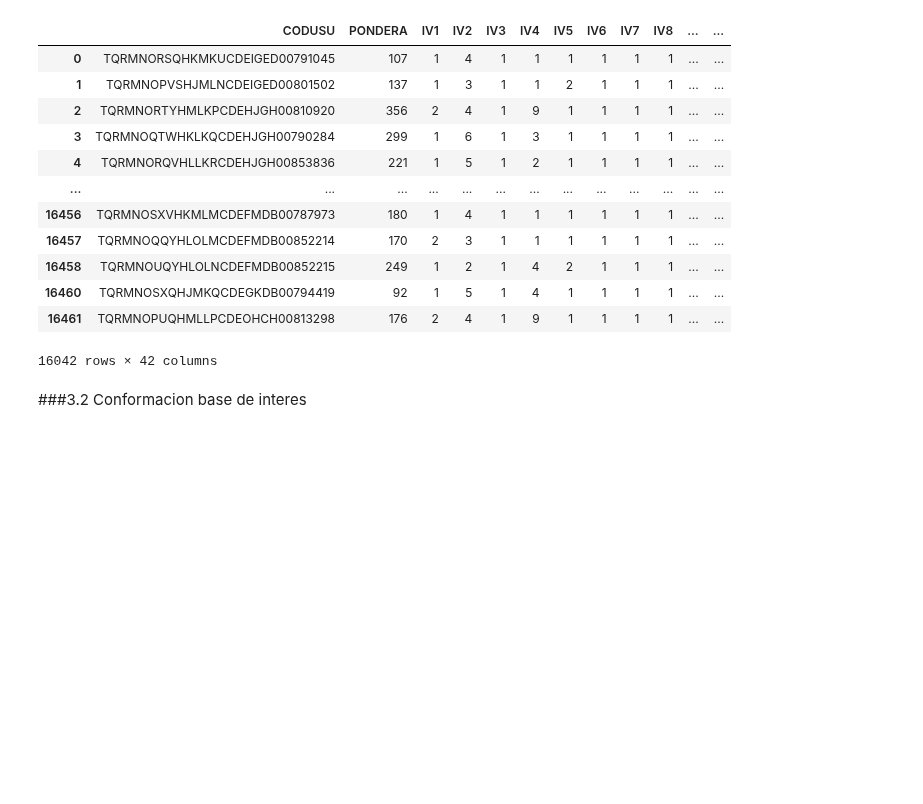
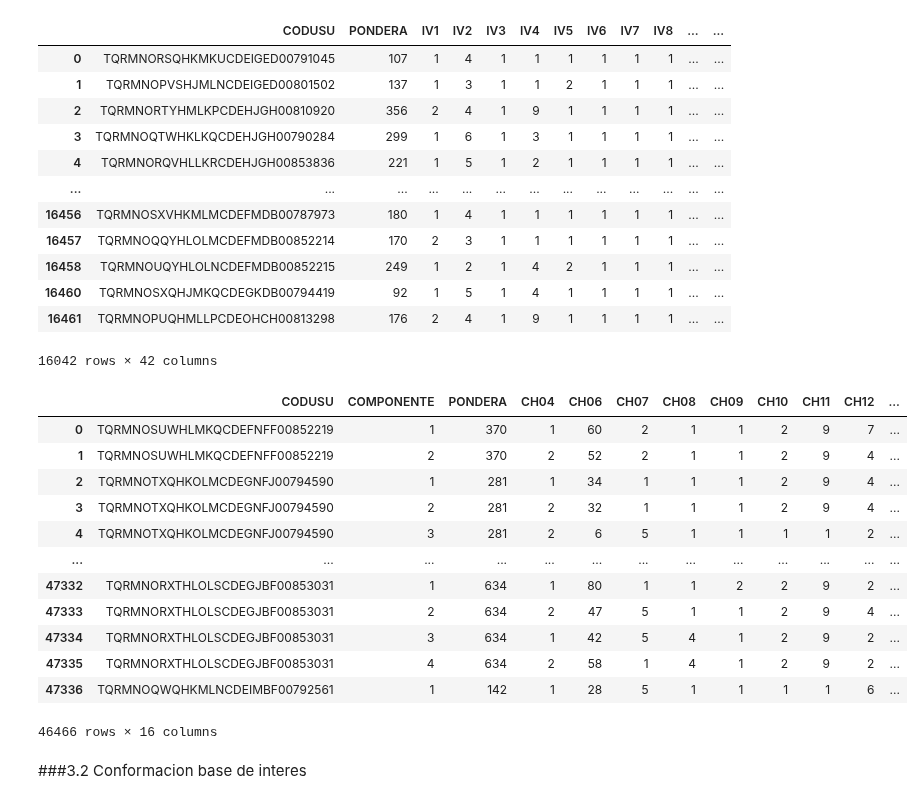
Before and after one commit to santiagoriverti/prediccion_nivel_educativo, a Jupyter notebook: scripts/prediccion_nivel_educativo.ipynb, the cells around one changed output. Drawn from its saved outputs; the diff is of its cells as text; code cells hidden in the pictures; blank space fills up the shorter version.

Commit message:
correccion base individuos

```diff
--- a/scripts/prediccion_nivel_educativo.ipynb
+++ b/scripts/prediccion_nivel_educativo.ipynb
@@ -234,2 +163,46 @@ df_individuo_interes.head()
+# %%
+# ----------------------------------------------------------------------
+# Procesamiento base INDIVIDUAL (4° trimestre 2023)
+# ----------------------------------------------------------------------
+
+variables_individuo = [
+    'CODUSU', 'COMPONENTE', 'PONDERA',
+    'CH04', 'CH06', 'CH07', 'CH08', 'CH09', 'CH10',
+    'CH11', 'CH12', 'CH13', 'NIVEL_ED', 'ESTADO', 'CAT_OCUP', 'CAT_INAC'
+]
+
+df_ind = bases_individuales[clave][variables_individuo].copy()
+df_ind['CH11'] = df_ind['CH11'].replace(0, 9)
+df_ind['CH12'] = df_ind['CH12'].replace(0, 1)
+
+rangos_validos_ind = {
+    'COMPONENTE': (1, 20), 'CH04': (1, 2), 'CH06': (0, 105),
+    'CH07': (1, 5), 'CH08': [1, 2, 3, 4, 9, 12, 13, 23, 123],
+    'CH09': (1, 3), 'CH10': (1, 3), 'CH11': [1, 2, 9],
+    'CH12': (1, 9), 'CH13': (0, 2), 'NIVEL_ED': (1, 7),
+    'ESTADO': (1, 4), 'CAT_OCUP': (0, 4), 'CAT_INAC': (0, 7)
+}
+
+for var, criterio in rangos_validos_ind.items():
+    if isinstance(criterio, tuple):
+        df_ind = df_ind[(df_ind[var] >= criterio[0]) & (df_ind[var] <= criterio[1])]
+    elif isinstance(criterio, list):
+        df_ind = df_ind[df_ind[var].isin(criterio)]
+
+df_ind
+# %% [output]
+|  | CODUSU | COMPONENTE | PONDERA | CH04 | CH06 | CH07 | CH08 | CH09 | CH10 | CH11 | CH12 | ... |
+| 0 | TQRMNOSUWHLMKQCDEFNFF00852219 | 1 | 370 | 1 | 60 | 2 | 1 | 1 | 2 | 9 | 7 | ... |
+| 1 | TQRMNOSUWHLMKQCDEFNFF00852219 | 2 | 370 | 2 | 52 | 2 | 1 | 1 | 2 | 9 | 4 | ... |
+| 2 | TQRMNOTXQHKOLMCDEGNFJ00794590 | 1 | 281 | 1 | 34 | 1 | 1 | 1 | 2 | 9 | 4 | ... |
+| 3 | TQRMNOTXQHKOLMCDEGNFJ00794590 | 2 | 281 | 2 | 32 | 1 | 1 | 1 | 2 | 9 | 4 | ... |
+| 4 | TQRMNOTXQHKOLMCDEGNFJ00794590 | 3 | 281 | 2 | 6 | 5 | 1 | 1 | 1 | 1 | 2 | ... |
+| ... | ... | ... | ... | ... | ... | ... | ... | ... | ... | ... | ... | ... |
+| 47332 | TQRMNORXTHLOLSCDEGJBF00853031 | 1 | 634 | 1 | 80 | 1 | 1 | 2 | 2 | 9 | 2 | ... |
+| 47333 | TQRMNORXTHLOLSCDEGJBF00853031 | 2 | 634 | 2 | 47 | 5 | 1 | 1 | 2 | 9 | 4 | ... |
+| 47334 | TQRMNORXTHLOLSCDEGJBF00853031 | 3 | 634 | 1 | 42 | 5 | 4 | 1 | 2 | 9 | 2 | ... |
+| 47335 | TQRMNORXTHLOLSCDEGJBF00853031 | 4 | 634 | 2 | 58 | 1 | 4 | 1 | 2 | 9 | 2 | ... |
+| 47336 | TQRMNOQWQHKMLNCDEIMBF00792561 | 1 | 142 | 1 | 28 | 5 | 1 | 1 | 1 | 1 | 6 | ... |
+46466 rows × 16 columns
 # %% [markdown]
 ###3.2 Conformacion base de interes
```
Also changed, not shown: parts of 8 cells of this notebook.
